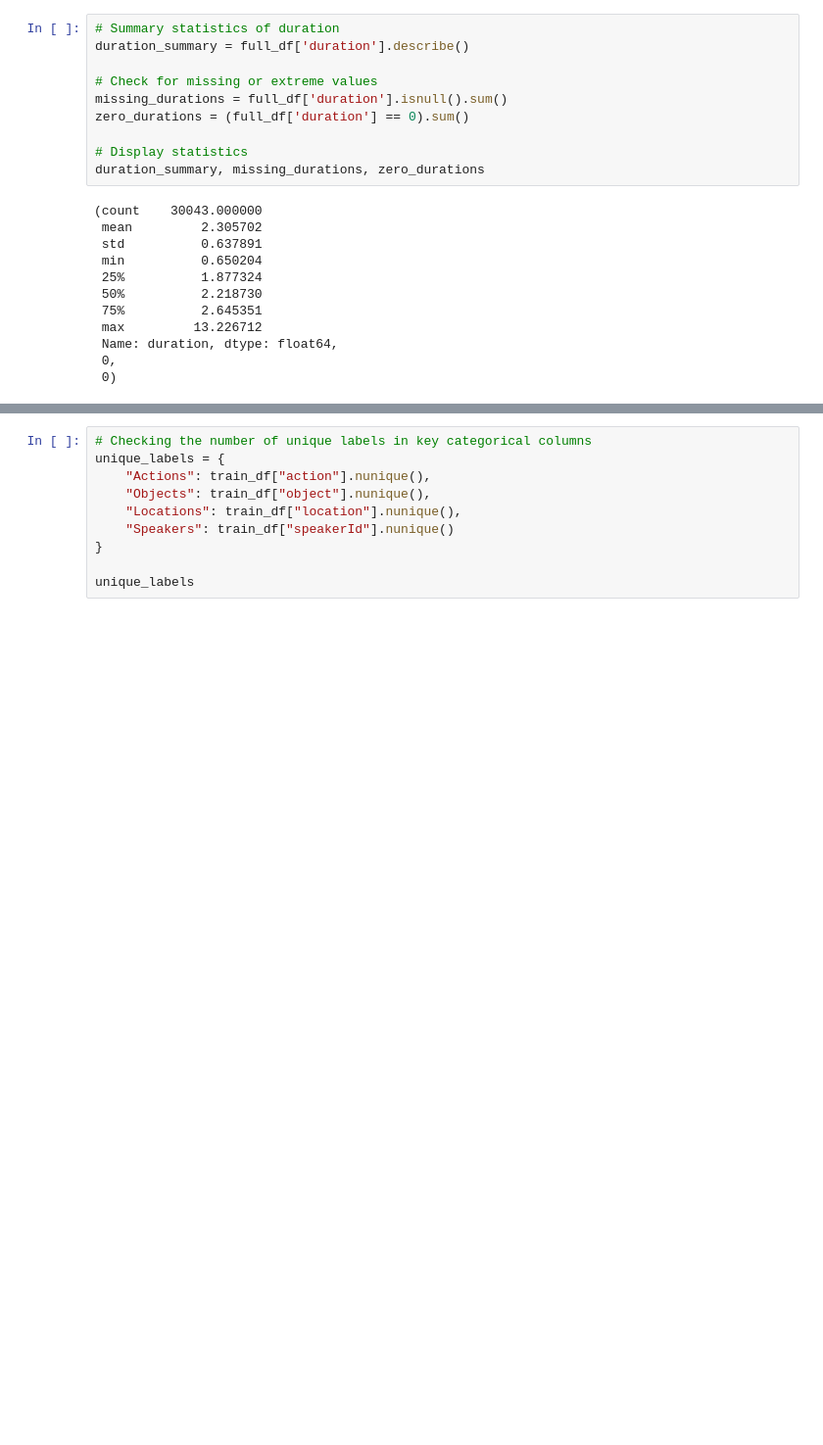
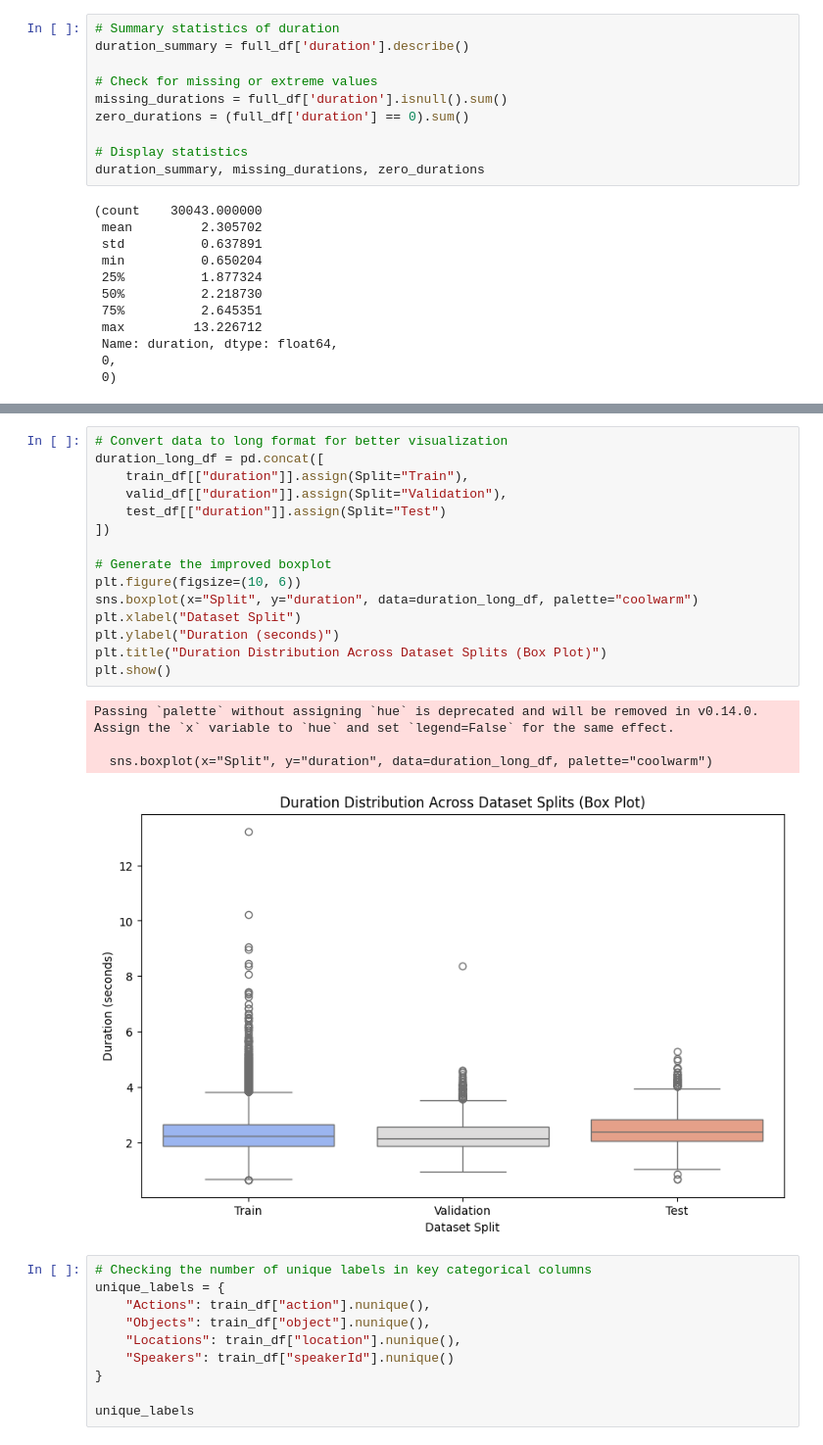
Before and after one commit to Kasuletrevor/Deep_Learning_with_FSC, a Jupyter notebook: eda.ipynb, the cells around one changed output, grey strips where cells are left out. Shown at 98% size. Cells and saved outputs as stored; diff of their text form; blank space fills up the shorter version.

Commit message:
Update sample spectrogram image and add boxplots for audio durations

```diff
--- a/eda.ipynb
+++ b/eda.ipynb
@@ -90,3 +109,23 @@ duration_summary, missing_durations, zero_durations
+# %%
+# Convert data to long format for better visualization
+duration_long_df = pd.concat([
+    train_df[["duration"]].assign(Split="Train"),
+    valid_df[["duration"]].assign(Split="Validation"),
+    test_df[["duration"]].assign(Split="Test")
+])
+
+# Generate the improved boxplot
+plt.figure(figsize=(10, 6))
+sns.boxplot(x="Split", y="duration", data=duration_long_df, palette="coolwarm")
+plt.xlabel("Dataset Split")
+plt.ylabel("Duration (seconds)")
+plt.title("Duration Distribution Across Dataset Splits (Box Plot)")
+plt.show()
+# %% [output]
+Passing `palette` without assigning `hue` is deprecated and will be removed in v0.14.0. Assign the `x` variable to `hue` and set `legend=False` for the same effect.
+
+  sns.boxplot(x="Split", y="duration", data=duration_long_df, palette="coolwarm")
+[figure, added]
 # %%
 # Checking the number of unique labels in key categorical columns
 unique_labels = {
```
Also changed, not shown: parts of 2 cells of this notebook, 1 other file.
